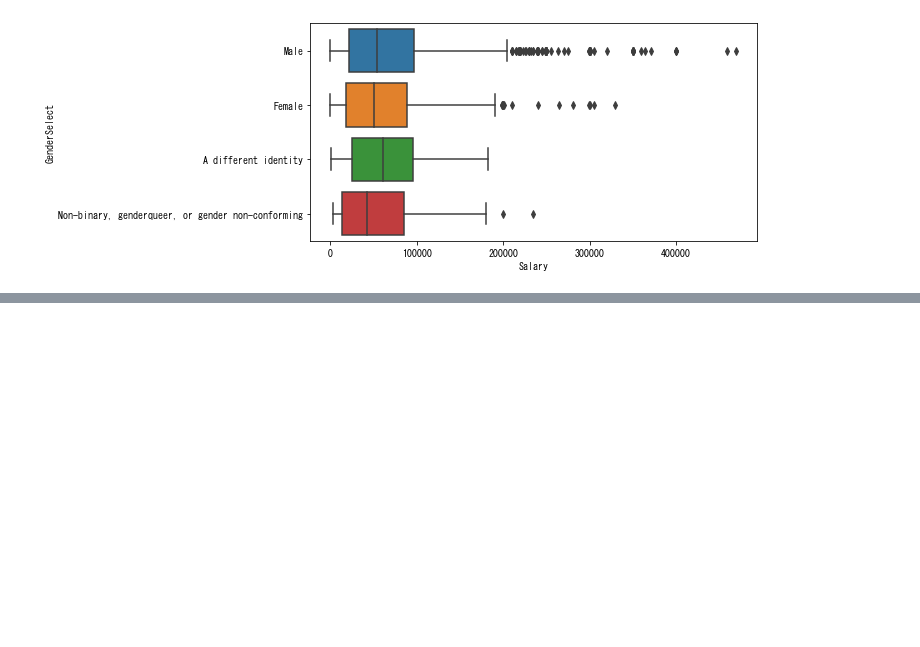
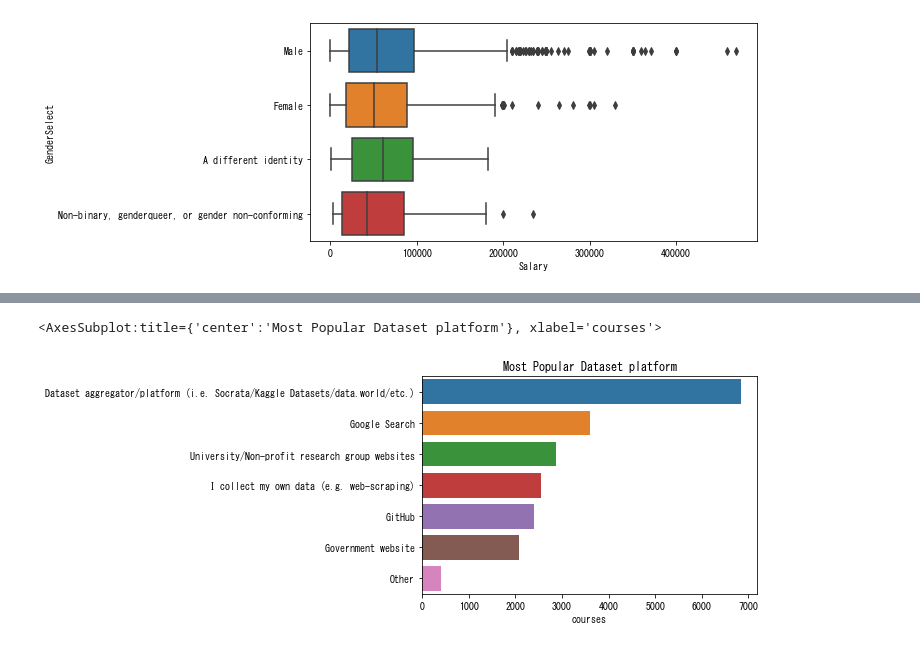
Before and after one commit to thdn1234/Python, a Jupyter notebook: Kaggle-ML-DS-survey-2017-EDA-FAQ.ipynb, the cells around one changed output, grey strips where cells are left out. Saved outputs shown, nothing was run; the diff lists cells and outputs as text; code cells hidden in the pictures; blank space fills up the shorter version.

```diff
--- a/Kaggle-ML-DS-survey-2017-EDA-FAQ.ipynb
+++ b/Kaggle-ML-DS-survey-2017-EDA-FAQ.ipynb
@@ -748,0 +803,10 @@ sns.boxplot(y='GenderSelect', x='Salary', data=salary)
+# %%
+mcq['PublicDatasetsSelect'] = mcq['PublicDatasetsSelect'].astype('str').apply(
+    lambda x: x.split(','))
+# %%
+q = mcq.apply(
+    lambda x: pd.Series(x['PublicDatasetsSelect']),
+    axis=1).stack().reset_index(level=1, drop=True)
+q.name = 'courses'
+# %%
+q = q[q != 'nan'].value_counts()
@@ -748,0 +824,6 @@ sns.boxplot(y='GenderSelect', x='Salary', data=salary)
+# %%
+plt.title('Most Popular Dataset platform')
+sns.barplot(y=q.index, x=q)
+# %% [output]
+<AxesSubplot:title={'center':'Most Popular Dataset platform'}, xlabel='courses'>
+[figure, added]
```
Also changed, not shown: parts of 42 cells of this notebook.
